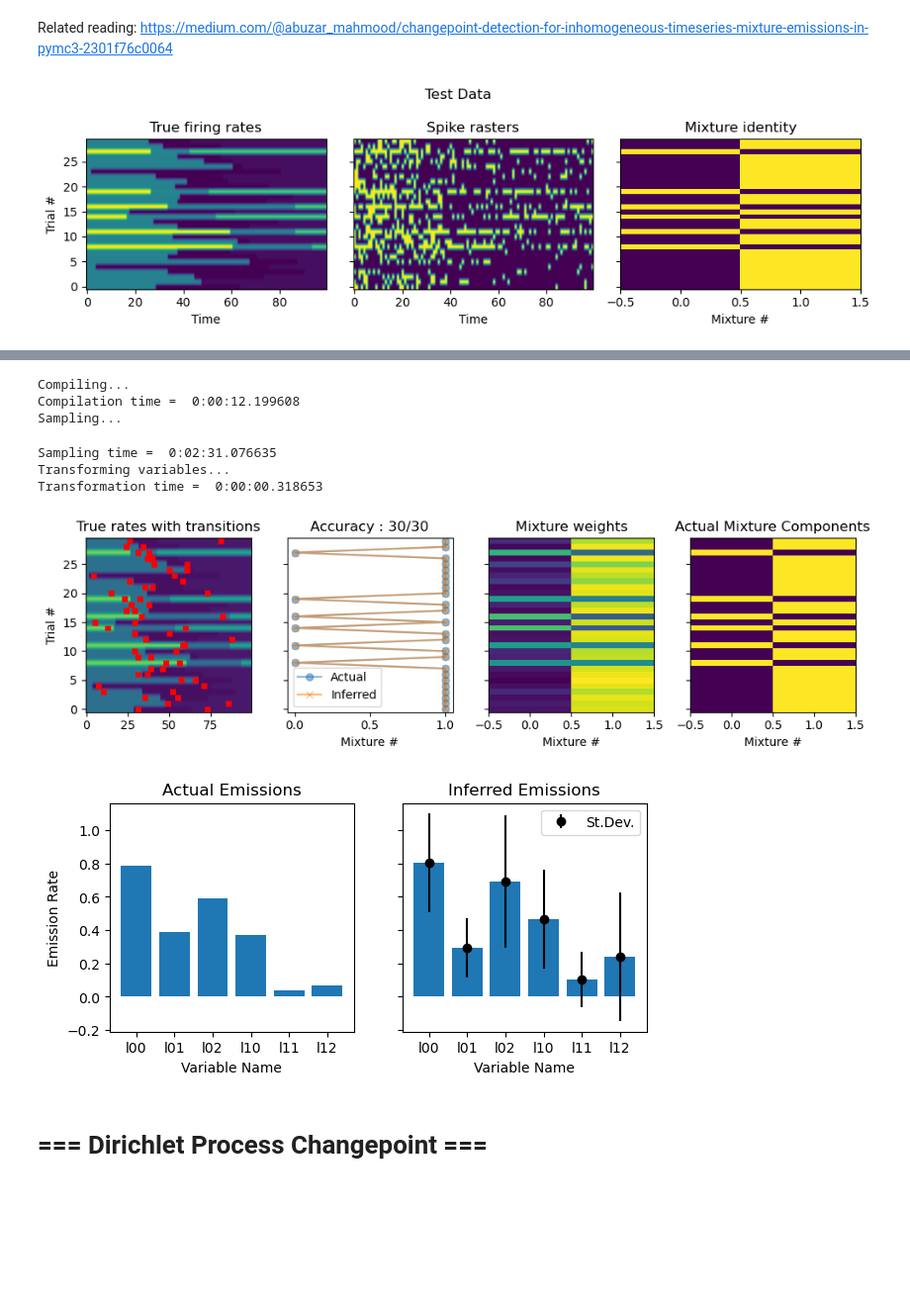
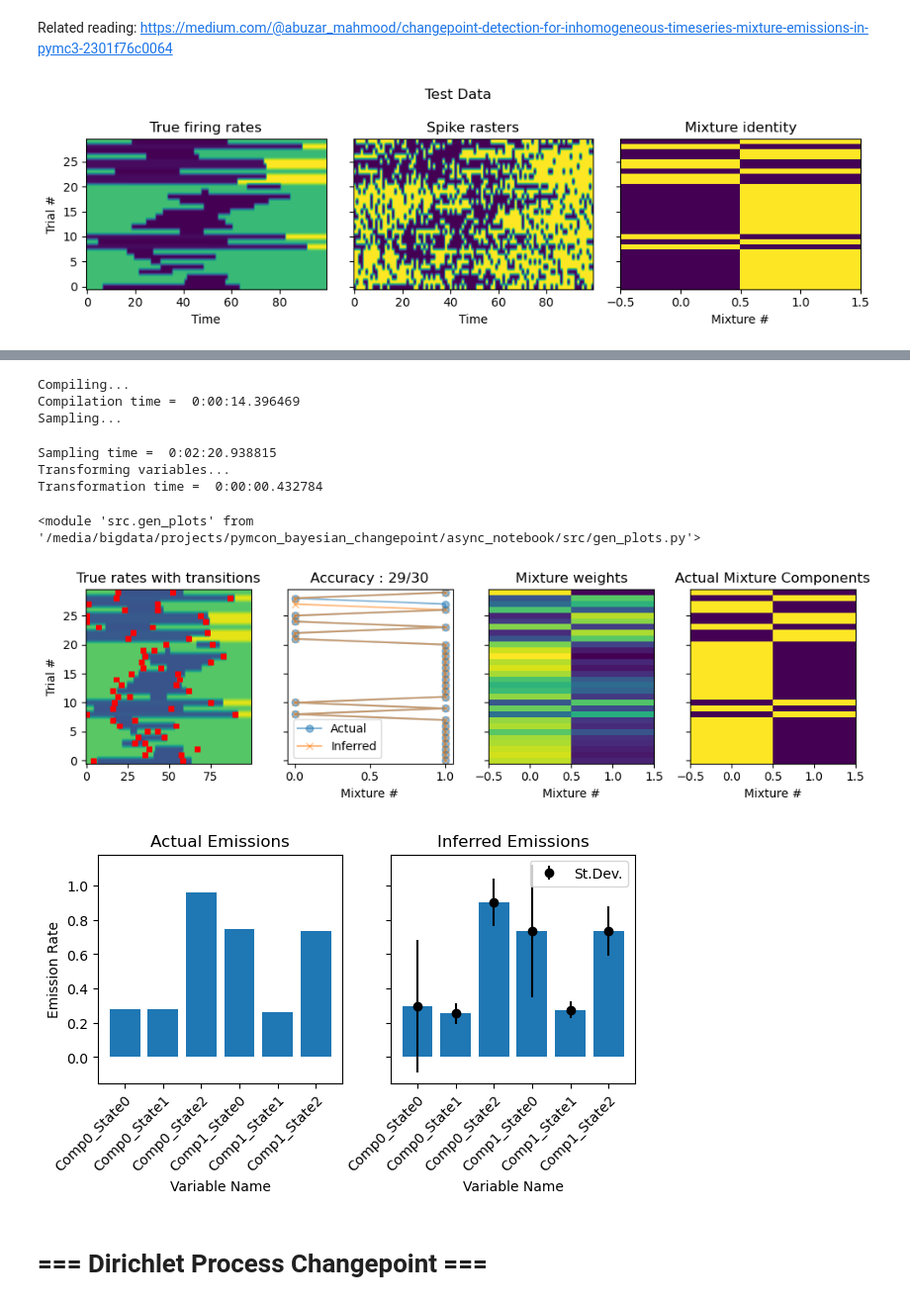
Before and after one commit to abuzarmahmood/pymcon_bayesian_changepoint, a Jupyter notebook: Bayesian_Changepoint_Zoo_dummy_data.ipynb, the cells around one changed output, grey strips where cells are left out. Shown at 99% size. Cells and saved outputs as stored; diff of their text form; code cells hidden in the pictures; blank space fills up the shorter version.

Commit message:
Non-hardcoded Bernoulli mixture + Updated plotting

```diff
--- a/Bayesian_Changepoint_Zoo_dummy_data.ipynb
+++ b/Bayesian_Changepoint_Zoo_dummy_data.ipynb
@@ -112,6 +112,7 @@ mixture_probs = [0.3, 0.7]
 true_r, data_vec, component_inds, idx, true_lambda = get_data.return_bernoulli_mixture_data(
     length, n_states, n_trials, n_components, mixture_probs
 )
+data_vec = data_vec*1
 # %%
 # Visualize test data
 fig,ax = plt.subplots(1,3,figsize=(10,3),sharey=True)
@@ -134,4 +135,4 @@ ax[1].set_title('Spike rasters');
 ax[2].set_title('Mixture identity');
 plt.tight_layout()
 # %% [output]
-[figure, old version]
+[figure, new version]
@@ -145,17 +141,20 @@ with pm.Model() as model:
     alpha_w = pm.Gamma('alpha_w',7.5,1,shape = n_components)
     w = pm.Dirichlet('w', a=alpha_w, shape = (n_trials,n_components))
 
-    alphas = pm.HalfCauchy('alphas',5,shape=(2,3))
-    betas = pm.HalfCauchy('betas',5,shape=(2,3))
-    clust0_lambda = pm.math.stack([pm.Beta('l00',alphas[0,0], betas[0,0]),
-                             pm.Beta('l01',alphas[0,1], betas[0,1]),
-                             pm.Beta('l02',alphas[0,2], betas[0,2])])
-    clust1_lambda = pm.math.stack([pm.Beta('l10',alphas[1,0], betas[1,0]),
-                             pm.Beta('l11',alphas[1,1], betas[1,1]),
-                             pm.Beta('l12',alphas[1,2], betas[1,2])])
-    lambdas = pm.math.stack([clust0_lambda,clust1_lambda])
+    alphas = pm.HalfCauchy('alphas',100,shape=(n_components,n_states))
+    betas = pm.HalfCauchy('betas',100,shape=(n_components,n_states))
 
-    #################################################
+    lambdas = pm.Beta('lambdas', alphas, betas, shape=(n_components,n_states))
+
+    # clust0_lambda = pm.math.stack([pm.Beta('l00',alphas[0,0], betas[0,0]),
+    #                          pm.Beta('l01',alphas[0,1], betas[0,1]),
+    #                          pm.Beta('l02',alphas[0,2], betas[0,2])])
+    # clust1_lambda = pm.math.stack([pm.Beta('l10',alphas[1,0], betas[1,0]),
+    #                          pm.Beta('l11',alphas[1,1], betas[1,1]),
+    #                          pm.Beta('l12',alphas[1,2], betas[1,2])])
+    # lambdas = pm.math.stack([clust0_lambda,clust1_lambda])
+
+     #################################################
     a = pm.HalfCauchy('a_tau', 3., shape = n_states - 1)
     b = pm.HalfCauchy('b_tau', 3., shape = n_states - 1)
 
@@ -169,7 +168,7 @@ with pm.Model() as model:
     #################################################
 
     weight_stack = pm.math.sigmoid(idx[np.newaxis, np.newaxis, :]-tau[:,:,np.newaxis])
-    weight_stack_shape = weight_stack.eval().shape
+    weight_stack_shape = (n_trials, n_components, length)
     weight_stack = pm.math.concatenate(
         [np.ones(
             (weight_stack_shape[0],1,weight_stack_shape[-1])
@@ -199,13 +198,18 @@ with model:
     trace = pm.sample(nuts_sampler="numpyro", chains = 4, cores = 4)
 # %% [output]
 Compiling...
-Compilation time =  0:00:12.199608
+Compilation time =  0:00:14.396469
 Sampling...
-Sampling time =  0:02:31.076635
+Sampling time =  0:02:20.938815
 Transforming variables...
-Transformation time =  0:00:00.318653
+Transformation time =  0:00:00.432784
+# %%
+from importlib import reload
+reload(gen_plots)
+# %% [output]
+<module 'src.gen_plots' from '/media/bigdata/projects/pymcon_bayesian_changepoint/async_notebook/src/gen_plots.py'>
 # %%
-gen_plots.gen_bernoulli_main_plot(
+flip_emissions = gen_plots.gen_bernoulli_main_plot(
     trace,
     component_inds,
     n_trials,
@@ -213,12 +217,18 @@ gen_plots.gen_bernoulli_main_plot(
     figsize = (10,3),
 )
 # %% [output]
-[figure, old version]
+[figure, new version]
 # %%
-# Plot mixture emissions
-gen_plots.gen_bernoulli_emissions_plot(trace, true_lambda, figsize = (7,3))
+gen_bernoulli_emissions_plot(
+    trace,
+    n_states,
+    n_components,
+    flip_emissions,
+    true_lambda = true_lambda,
+    figsize = (7,3),
+)
 # %% [output]
-[figure, old version]
+[figure, new version]
 # %% [markdown]
 # === Dirichlet Process Changepoint ===
 # %% [markdown]
```
Also changed, not shown: parts of 1 cell of this notebook, 1 other file.
